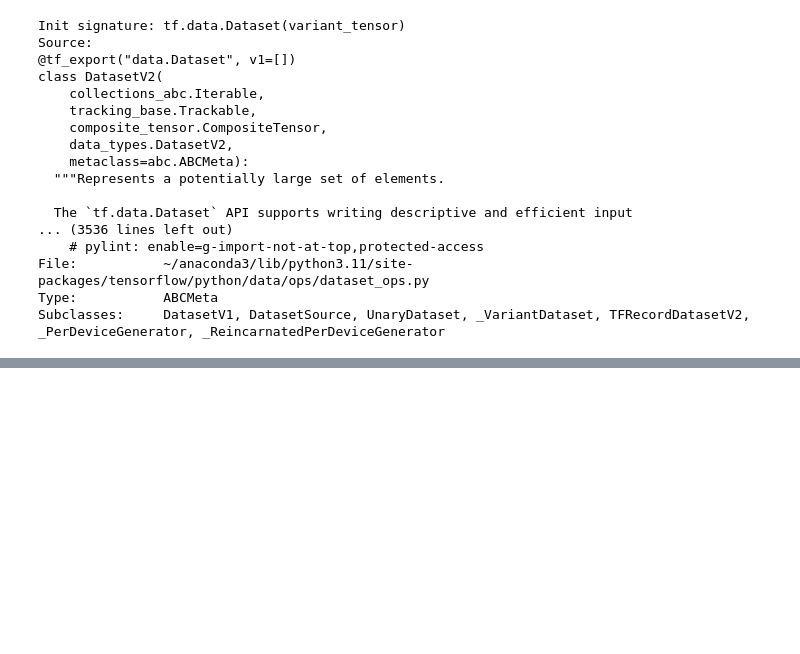
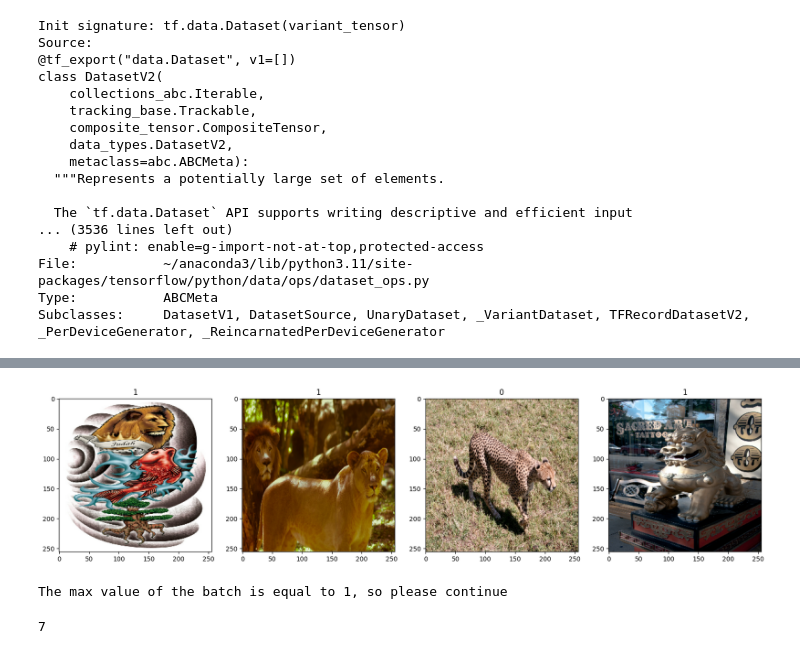
Before and after one commit to DenisSobczyk/Lion_Cheetah_Classification_DL, a Jupyter notebook: app.ipynb, the cells around one changed output, grey strips where cells are left out. Saved outputs shown, nothing was run; the diff lists cells and outputs as text; code cells hidden in the pictures; blank space fills up the shorter version.

```diff
--- a/app.ipynb
+++ b/app.ipynb
@@ -108,0 +98,32 @@ cheetah_images
+# %%
+# transform the batch array
+# since the values inside the array represent rgb values, the max value is 255
+data = data.map(lambda x, y: (x/255, y))
+
+scaled_iterator = data.as_numpy_iterator()
+batch = scaled_iterator.next()
+# %%
+fig, ax = plt.subplots(ncols=4, figsize=(20,20))
+for idx, img in enumerate(batch[0][:4]):
+    ax[idx].imshow(img)
+    ax[idx].title.set_text(batch[1][idx])
+# %% [output]
+[figure, added]
+# %%
+# max value of batch must be 1
+
+def check_max_value(batch):
+    max_val = batch[0].max()
+    if max_val != 1:
+        print("Error: Maximum value is not equal to 1. Actual value:", max_val)
+    else:
+        print("The max value of the batch is equal to 1, so please continue")
+
+# execute the function
+check_max_value(batch)
+# %% [output]
+The max value of the batch is equal to 1, so please continue
+# %%
+len(data)
+# %% [output]
+7
```
Also changed, not shown: parts of 11 cells of this notebook.
